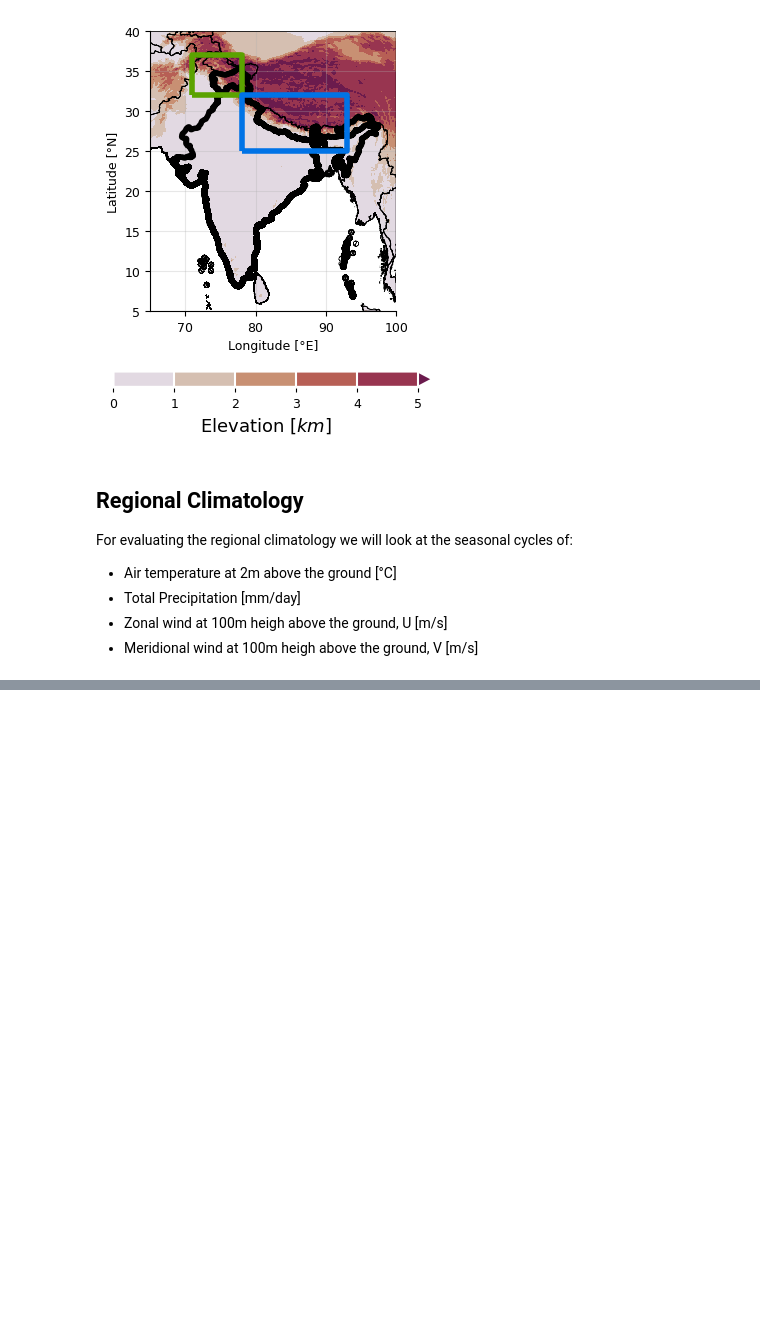
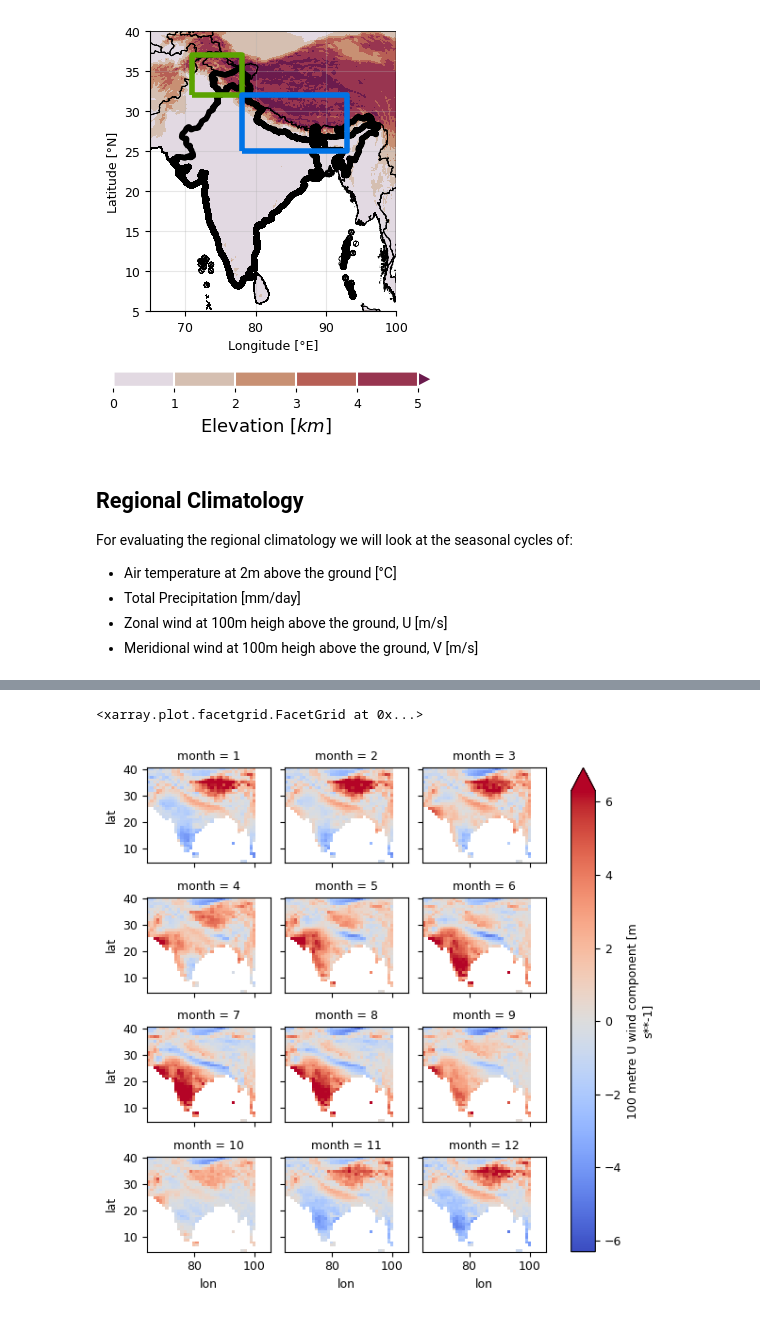
Before and after one commit to JGrassi97/XSeasonsDetect, a Jupyter notebook: notebooks/01_project_introduction.ipynb, the cells around one changed output, grey strips where cells are left out. Saved outputs shown, nothing was run; the diff lists cells and outputs as text; code cells hidden in the pictures; blank space fills up the shorter version.

Commit message:
optimizing BRUTAL compatibility with xarray

```diff
--- a/notebooks/01_project_introduction.ipynb
+++ b/notebooks/01_project_introduction.ipynb
@@ -258,0 +259,5 @@ for boundaries, name, color in zip( [country_boundary, HKKH[HKKH.short_name=='hk
+# %%
+u_wind_100_data.groupby('time.month').mean().plot(col='month', col_wrap=3, cmap='coolwarm', robust=True, figsize=(6, 6))
+# %% [output]
+<xarray.plot.facetgrid.FacetGrid at 0x...>
+[figure, added]
```
Also changed, not shown: parts of 5 cells of this notebook, 1 other file.
